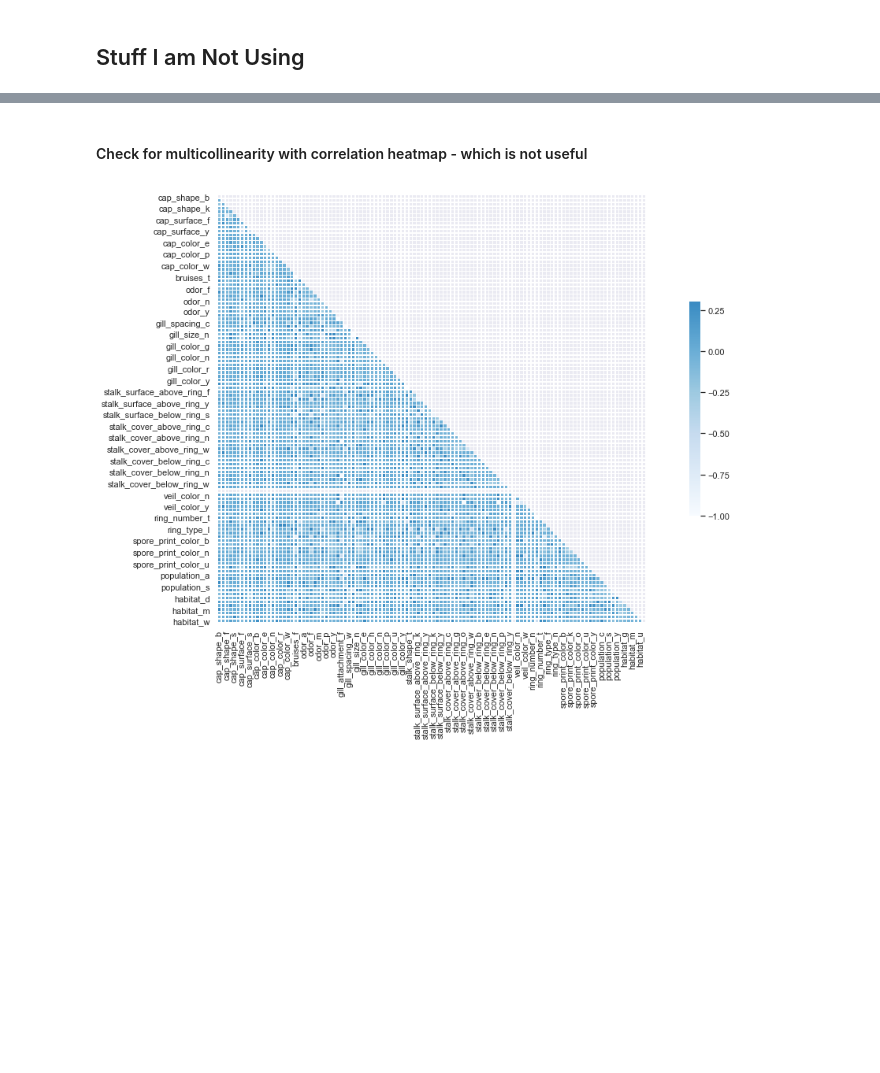
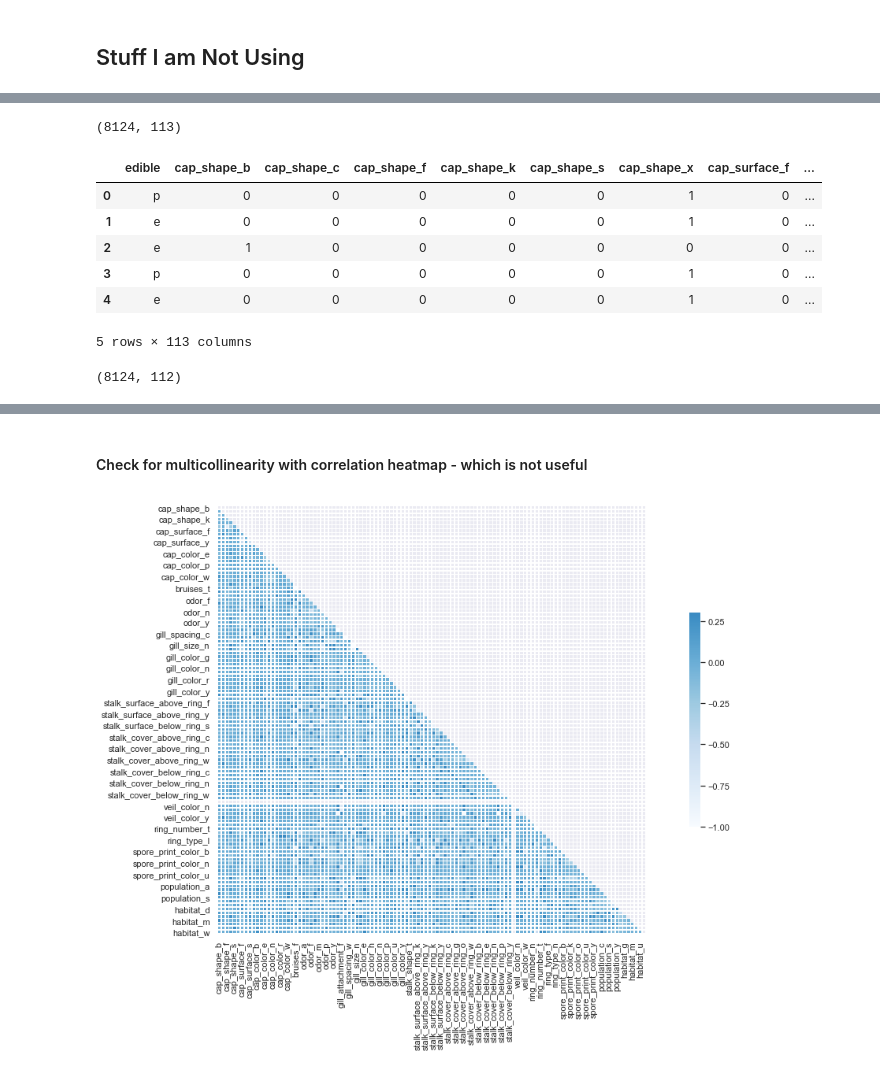
Before and after one commit to MagicMilly/dsc-3-final-project-online-ds-ft-100118, a Jupyter notebook: student.ipynb, the cells around one changed output, grey strips where cells are left out. Cells and saved outputs as stored; diff of their text form; code cells hidden in the pictures; blank space fills up the shorter version.

```diff
--- a/student.ipynb
+++ b/student.ipynb
@@ -353,0 +421,17 @@ weighted avg       1.00      1.00      1.00      2031
+# %%
+df_dummy = pd.get_dummies(df, columns=df.drop('edible', axis=1).columns)
+print(df_dummy.shape)
+df_dummy.head()
+# %% [output]
+(8124, 113)
+|  | edible | cap_shape_b | cap_shape_c | cap_shape_f | cap_shape_k | cap_shape_s | cap_shape_x | cap_surface_f | ... |
+| 0 | p | 0 | 0 | 0 | 0 | 0 | 1 | 0 | ... |
+| 1 | e | 0 | 0 | 0 | 0 | 0 | 1 | 0 | ... |
+| 2 | e | 1 | 0 | 0 | 0 | 0 | 0 | 0 | ... |
+| 3 | p | 0 | 0 | 0 | 0 | 0 | 1 | 0 | ... |
+| 4 | e | 0 | 0 | 0 | 0 | 0 | 1 | 0 | ... |
+5 rows × 113 columns
+# %%
+features.shape
+# %% [output]
+(8124, 112)
```
Also changed, not shown: parts of 19 cells of this notebook.
